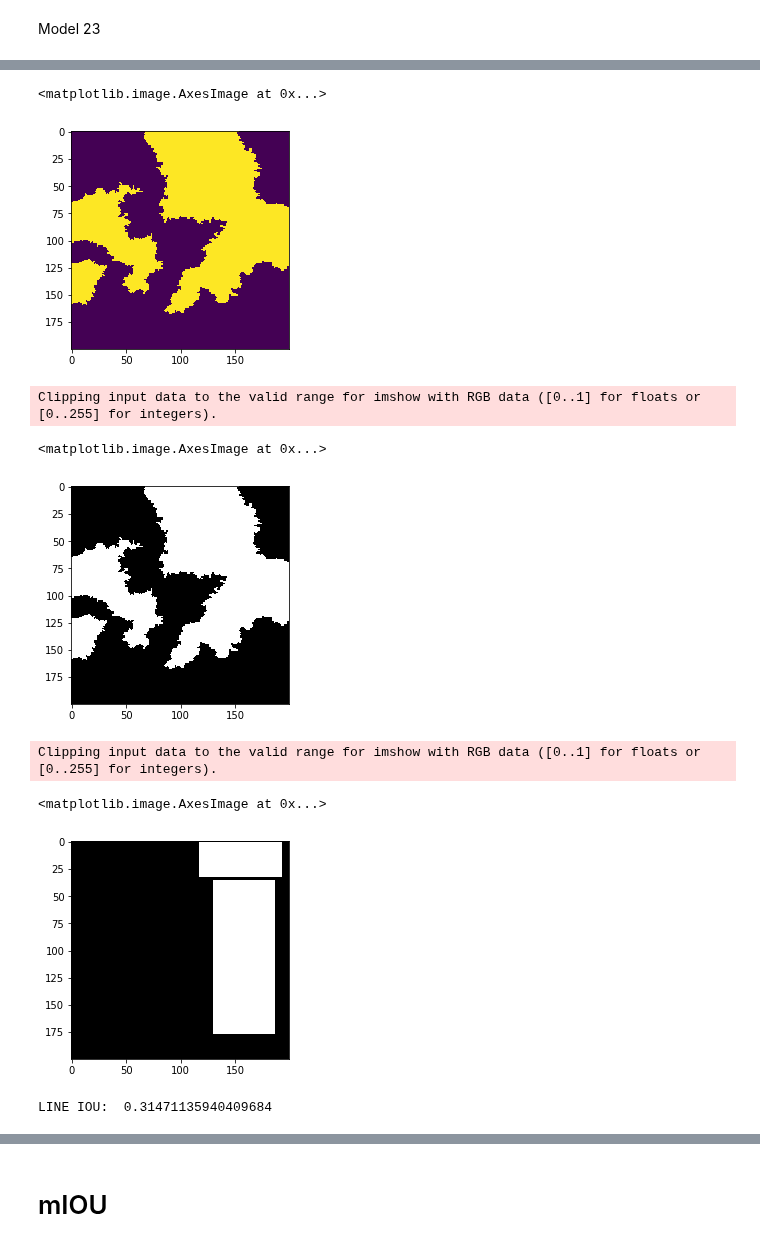
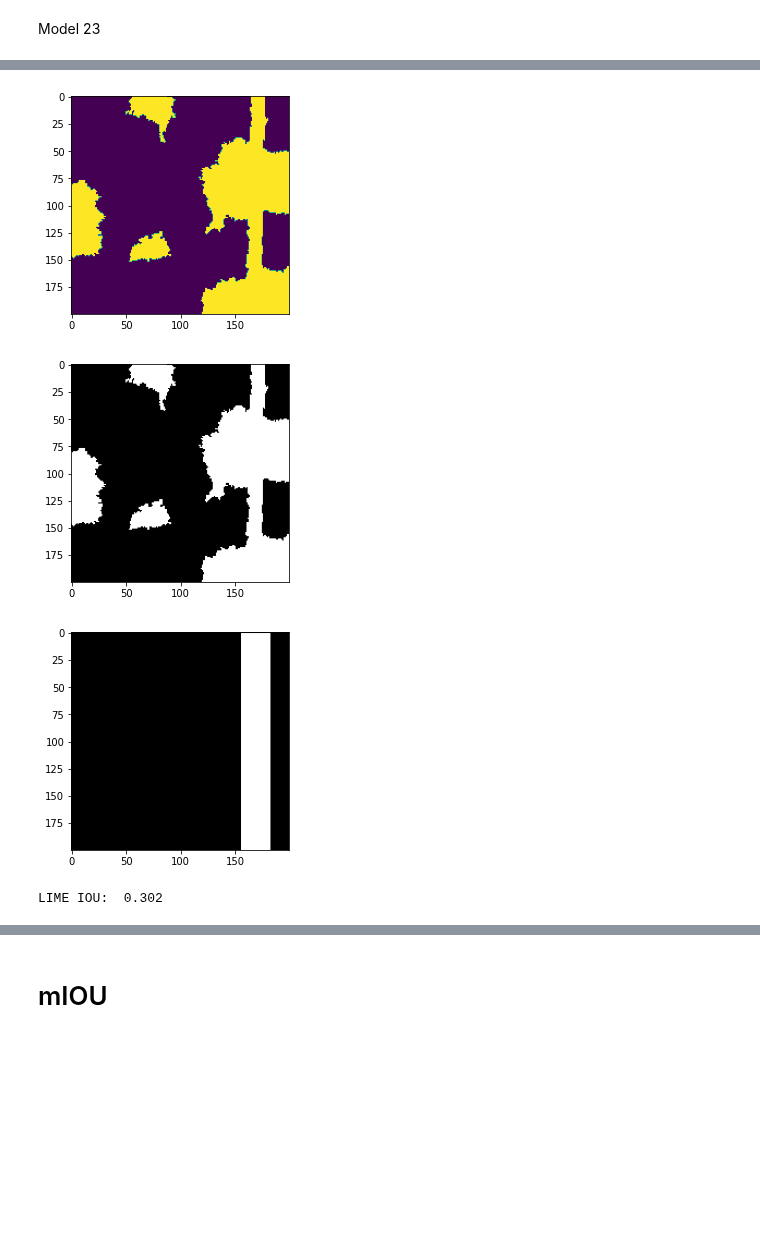
Before and after one commit to mahesh-sudhakar/NEU_XAI, a Jupyter notebook: xai_lime.ipynb, the cells around one changed output, grey strips where cells are left out. Drawn from its saved outputs; the diff is of its cells as text; code cells hidden in the pictures; blank space fills up the shorter version.

```diff
--- a/xai_lime.ipynb
+++ b/xai_lime.ipynb
@@ -74,4 +43,7 @@ image_path="/content/drive/My Drive/NEU surface defect database - test split/Tes
 # %%
+annotation = '/content/drive/My Drive/NEU-DET/ANNOTATIONS/scratches_37.xml'
+image_path="/content/drive/My Drive/NEU surface defect database - test split/Test/Sc/Sc_37.bmp"
+
 img = image.load_img(image_path, target_size=(200,200,3))
 b_img = cv2.imread(image_path)
 plt.grid(None)
@@ -84,9 +56,8 @@ img /= 255
 result = saved_model.predict(img)
 
 prediction = result.argmax(axis=1)
-print(prediction)
+print("Predicted class : ",prediction)
 output = labels[int(prediction)]
 
-print(result)
-print(output)
+print("Output : ",output)
 # %% [output]
@@ -174,6 +111,13 @@ test_img /= 255
 # %%
 %%time
+
 # Hide color is the color for a superpixel turned OFF.
 # Alternatively, if it is NONE, the superpixel will be replaced by the average of its pixels
-explanation = explainer.explain_instance(test_img[0], saved_model.predict, top_labels=6, hide_color=0)
+
+explanation = explainer.explain_instance(img[0], saved_model.predict, top_labels=6, hide_color=0)
+
+print("Predictions:")
+for i in range(len(explanation.top_labels)):
+  rank = explanation.top_labels[i]
+  print(i,':',labels[rank])
 # %% [output]
@@ -204,4 +141,0 @@ plt.imshow(mark_boundaries(temp / 2 + 0.5, mask))
-# %%
-temp, mask = explanation.get_image_and_mask(explanation.top_labels[0], positive_only=True, num_features=10, hide_rest=False)
-plt.imshow(mark_boundaries(temp / 2 + 0.5, mask))
-#plt.savefig('/content/drive/My Drive/XAI_results/LIME_Sc_15_2.jpg')
@@ -211,4 +141,0 @@ plt.imshow(mark_boundaries(temp / 2 + 0.5, mask))
-# %%
-temp, mask = explanation.get_image_and_mask(explanation.top_labels[0], positive_only=False, num_features=10, hide_rest=False)
-plt.imshow(mark_boundaries(temp / 2 + 0.5, mask))
-#plt.savefig('/content/drive/My Drive/XAI_results/LIME_Sc_15.jpg')
@@ -218,58 +142,39 @@ plt.imshow(mark_boundaries(temp / 2 + 0.5, mask))
 # %%
-plt.imshow(mask)
+plt.imshow(mask)    # Plot the explanation mask
+plt.show()
 # %% [output]
-<matplotlib.image.AxesImage at 0x...>
-[figure, old version]
+[figure, new version]
 # %%
 lime_mask = np.zeros(b_img.shape)
-for i in range((test_img.shape)[1]):
-  for j in range((test_img.shape)[2]):
-    if mask[i][j] == 2:
-      lime_mask[i][j] = 255
+for i in range((img.shape)[1]):
+  for j in range((img.shape)[2]):
+    if mask[i][j] == 1:
+      lime_mask[i][j] = 1
     else:
       lime_mask[i][j] = 0
 
 plt.imshow(lime_mask)
+plt.show()
 # %% [output]
-Clipping input data to the valid range for imshow with RGB data ([0..1] for floats or [0..255] for integers).
-<matplotlib.image.AxesImage at 0x...>
-[figure, old version]
+[figure, new version]
 # %%
-from xml.etree import ElementTree
-
-def extract_boxes(filename):
-	tree = ElementTree.parse(filename)
-	root = tree.getroot()
-	boxes = list()
-	for box in root.findall('.//bndbox'):
-		xmin = int(box.find('xmin').text)
-		ymin = int(box.find('ymin').text)
-		xmax = int(box.find('xmax').text)
-		ymax = int(box.find('ymax').text)
-		coors = [xmin, ymin, xmax, ymax]
-		boxes.append(coors)
-	return boxes
-
-boxes = extract_boxes(annotation)
-# print(boxes)
-
 gt_mask = np.zeros(b_img.shape)
 
 for l in range(len(boxes)):
   for i in range(boxes[l][1], boxes[l][3]):
     for j in range(boxes[l][0], boxes[l][2]):
-      gt_mask[i][j] = 255
+      gt_mask[i][j] = 1
 
 plt.imshow(gt_mask)
+plt.show()
 # %% [output]
-Clipping input data to the valid range for imshow with RGB data ([0..1] for floats or [0..255] for integers).
-<matplotlib.image.AxesImage at 0x...>
-[figure, old version]
+[figure, new version]
 # %%
 intersection = np.logical_and(gt_mask, lime_mask)
 union = np.logical_or(gt_mask, lime_mask)
+
 iou_score = np.sum(intersection) / np.sum(union)
-print("LINE IOU: ",iou_score)
+print("LIME IOU: ",round(iou_score, 3))
 # %% [output]
-LINE IOU:  0.31471135940409684
+LIME IOU:  0.302
 # %%
```
Also changed, not shown: parts of 27 cells of this notebook.
